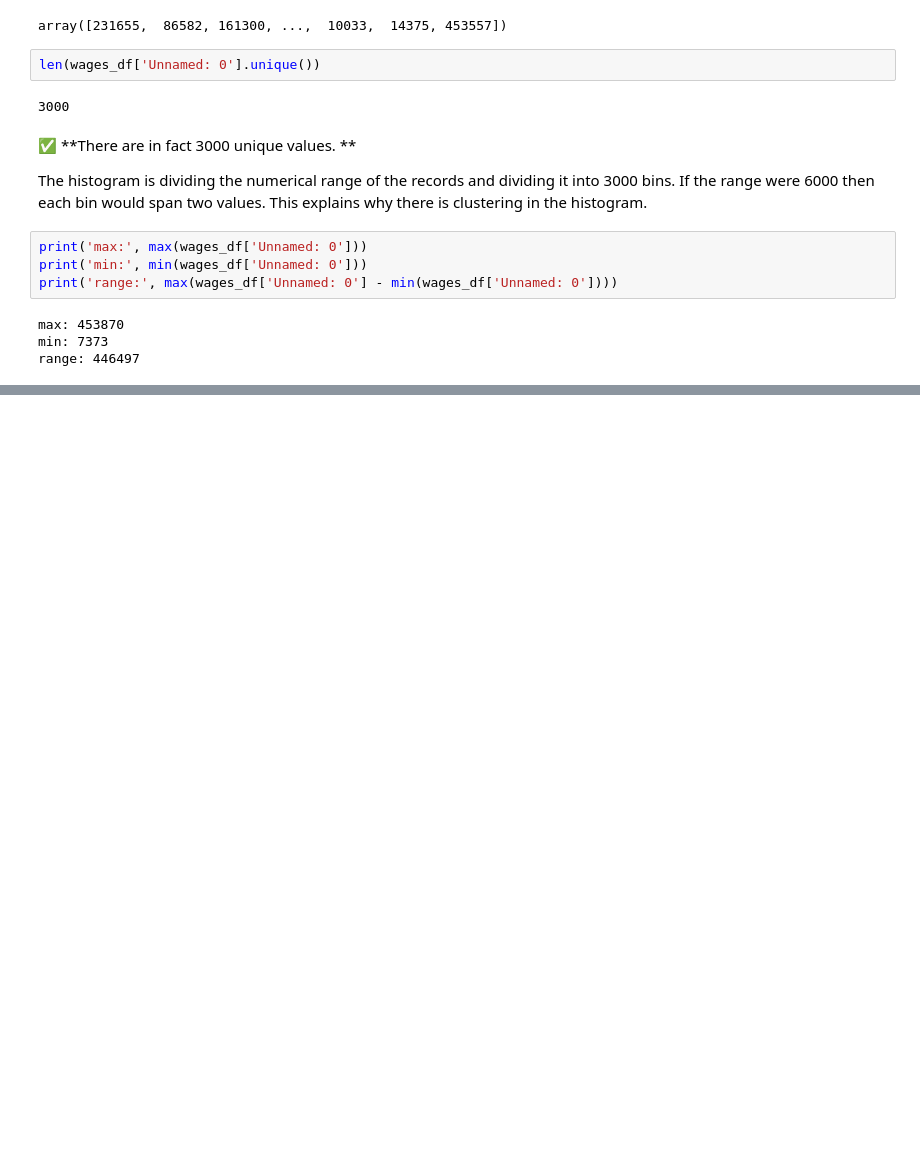
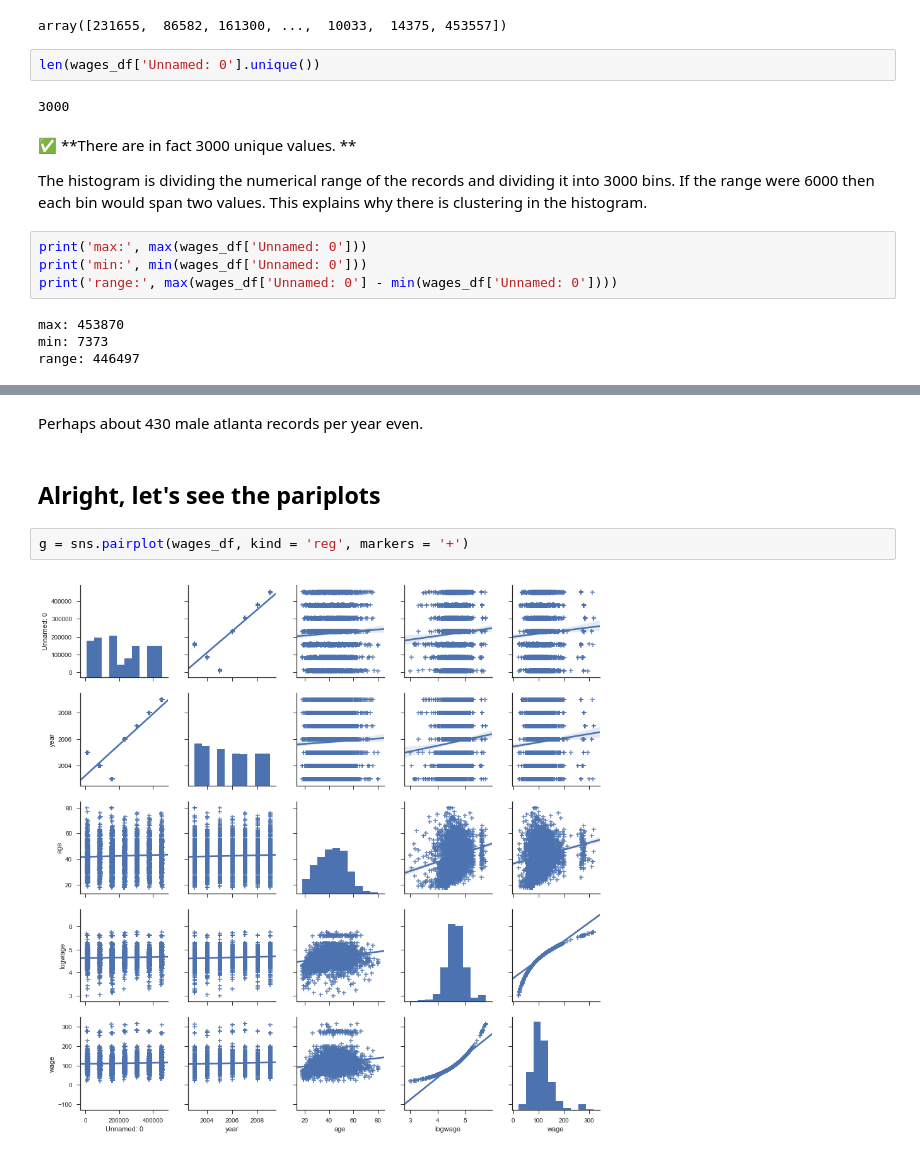
Before and after one commit to paulo-g-martinez/male-income-atlanta, a Jupyter notebook: Exploratory Data Analysis.ipynb, the cells around one changed output, grey strips where cells are left out. Cells and saved outputs as stored; diff of their text form; blank space fills up the shorter version.

```diff
--- a/Exploratory Data Analysis.ipynb
+++ b/Exploratory Data Analysis.ipynb
@@ -155,0 +185,8 @@ Before we do the pairplot let's see what happens if I sort the data by 'Unnamed:
+# %% [markdown]
+Perhaps about 430 male atlanta records per year even.
+# %% [markdown]
+## Alright, let's see the pariplots
+# %%
+g = sns.pairplot(wages_df, kind = 'reg', markers = '+')
+# %% [output]
+[figure, added]
```
Also changed, not shown: parts of 17 cells of this notebook.
